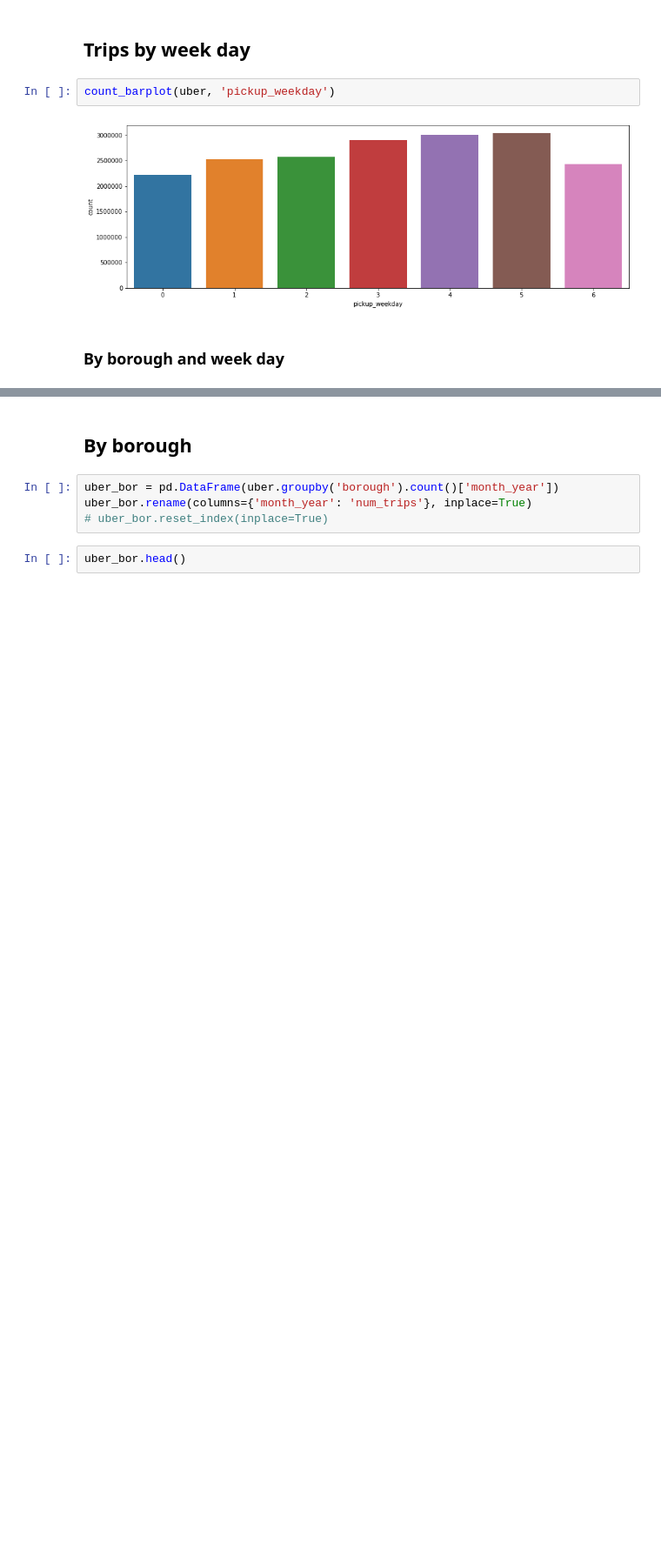
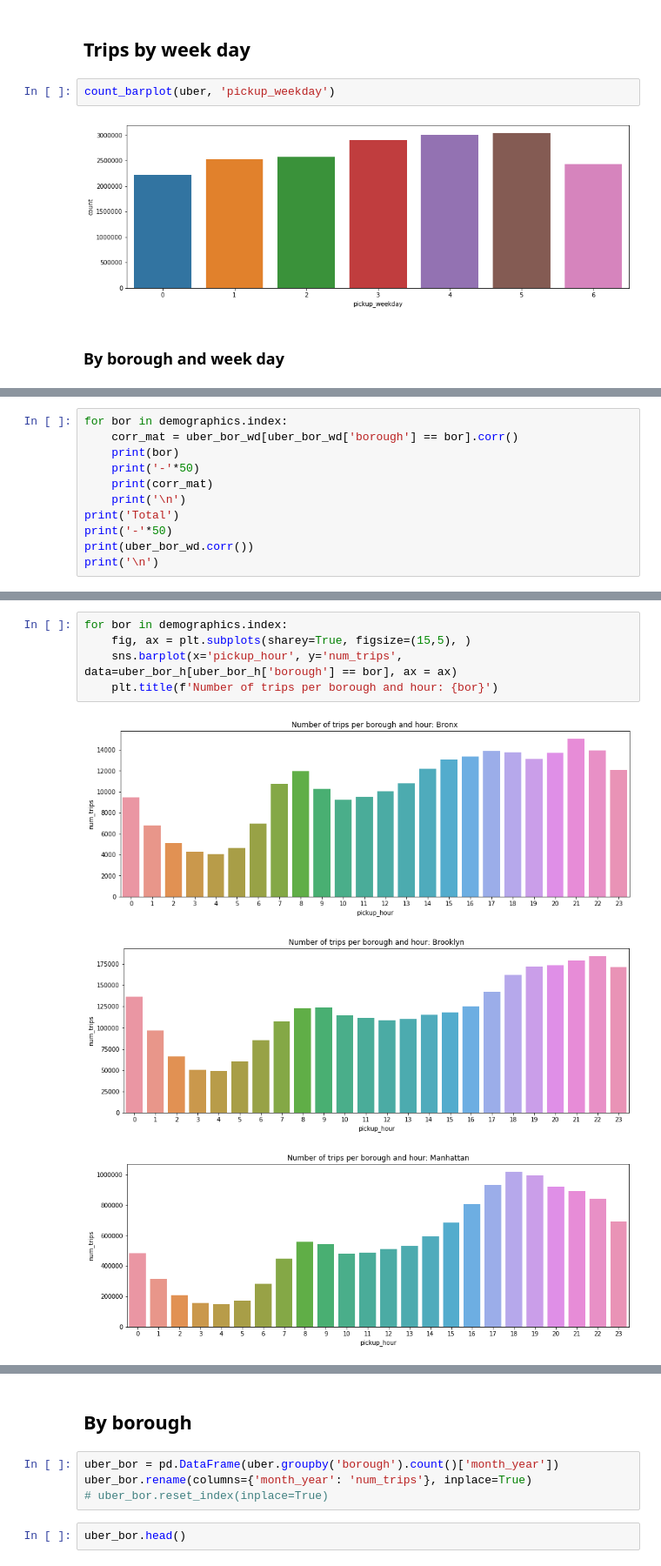
Before and after one commit to hec10r/DS4A_datathon, a Jupyter notebook: Notebooks/final.ipynb, the cells around one changed output, grey strips where cells are left out. Shown at 87% size. Saved outputs shown, nothing was run; the diff lists cells and outputs as text; blank space fills up the shorter version.

```diff
--- a/Notebooks/final.ipynb
+++ b/Notebooks/final.ipynb
@@ -148,0 +149,11 @@ for bor in demographics.index:
+# %%
+for bor in demographics.index:
+    corr_mat = uber_bor_wd[uber_bor_wd['borough'] == bor].corr()
+    print(bor)
+    print('-'*50)
+    print(corr_mat)
+    print('\n')
+print('Total')
+print('-'*50)
+print(uber_bor_wd.corr())
+print('\n')
@@ -148,0 +190,9 @@ for bor in demographics.index:
+# %%
+for bor in demographics.index:
+    fig, ax = plt.subplots(sharey=True, figsize=(15,5), )
+    sns.barplot(x='pickup_hour', y='num_trips', data=uber_bor_h[uber_bor_h['borough'] == bor], ax = ax)
+    plt.title(f'Number of trips per borough and hour: {bor}')
+# %% [output]
+[figure, added]
+[figure, added]
+[figure, added]
```
Also changed, not shown: parts of 14 cells of this notebook.
